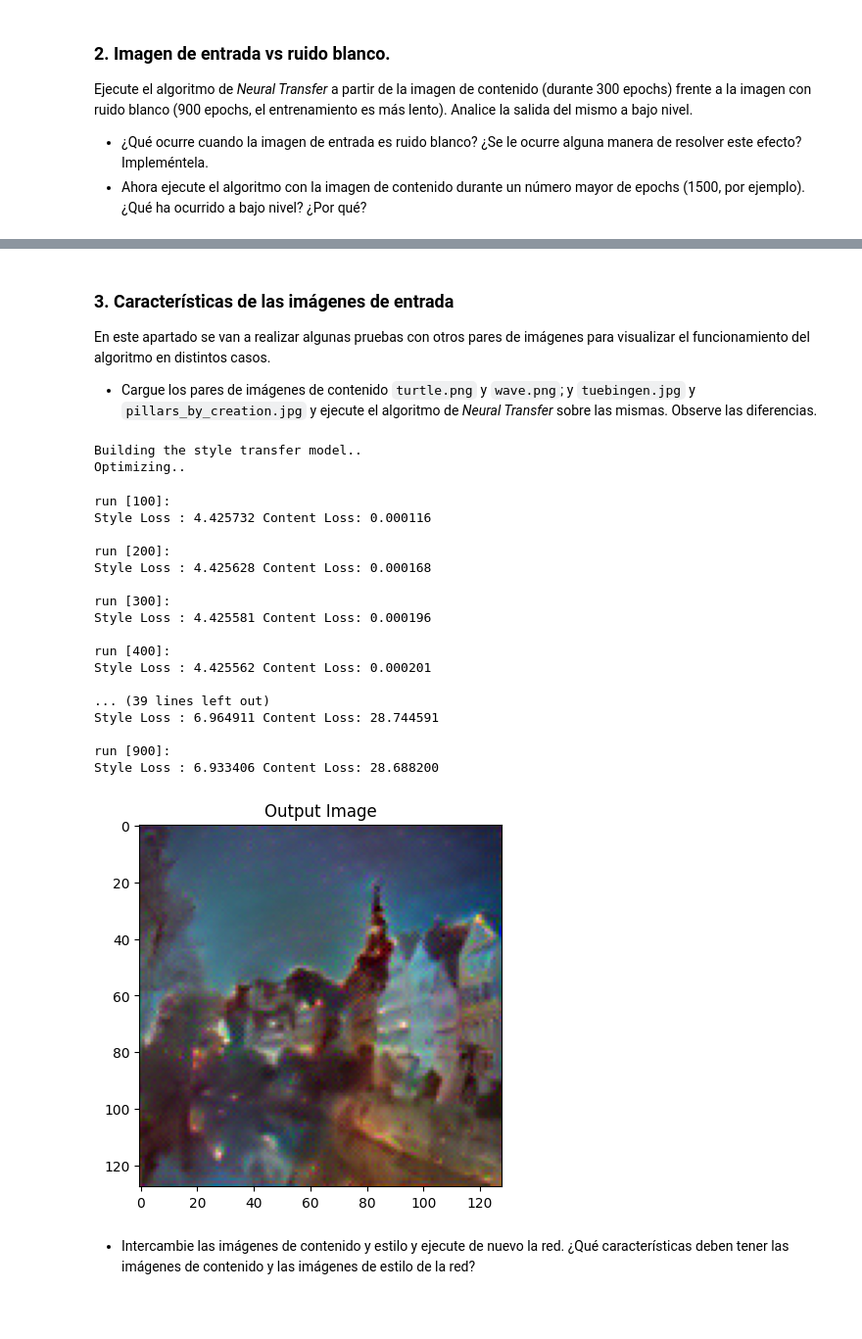
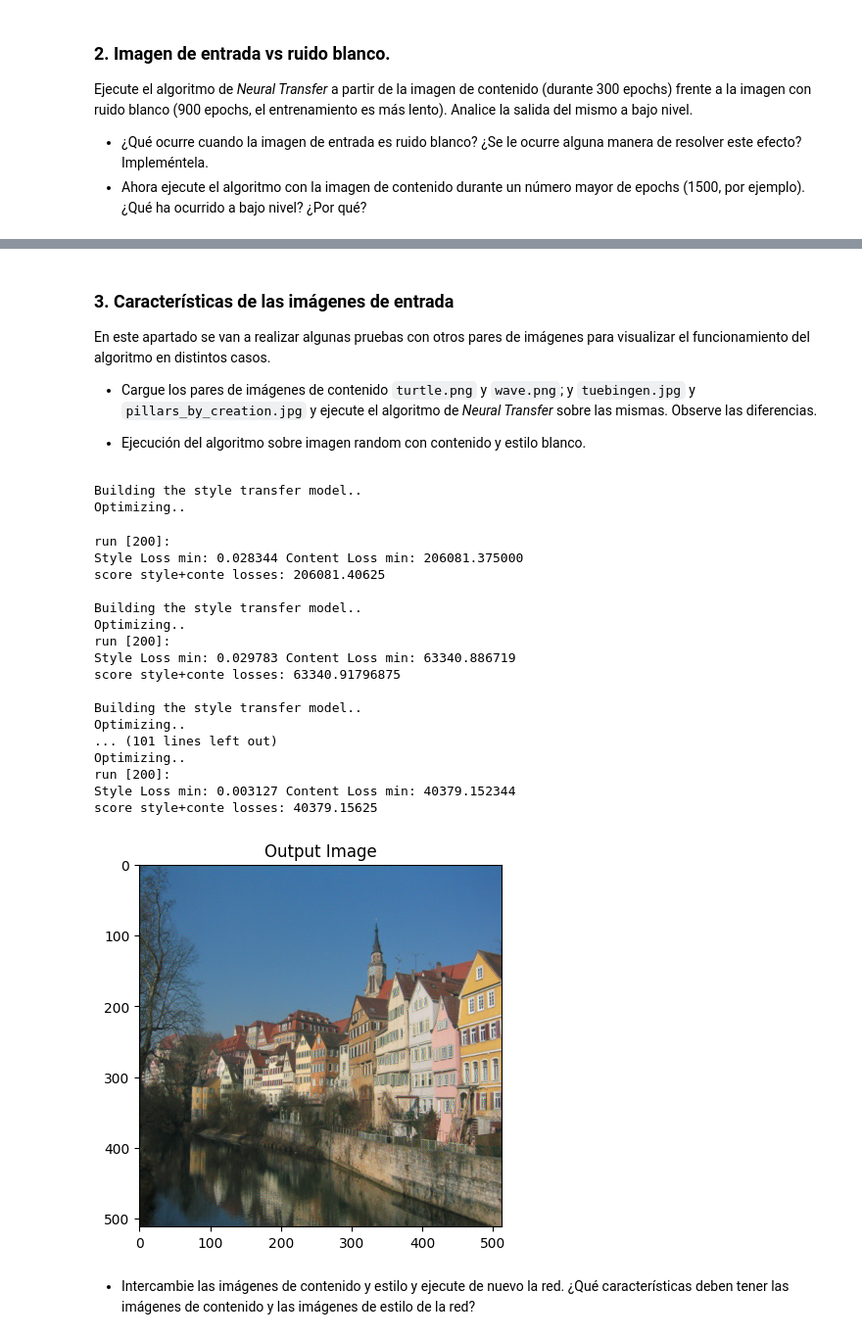
Before and after one commit to 100472248/ViaArtP2, a Jupyter notebook: neural_style/neural_style/neural_style_tutorial_colab.ipynb, the cells around one changed output, grey strips where cells are left out. Shown at 98% size. Drawn from its saved outputs; the diff is of its cells as text; code cells hidden in the pictures; blank space fills up the shorter version.

Commit message:
Modificación para print de minimos

```diff
--- a/neural_style/neural_style/neural_style_tutorial_colab.ipynb
+++ b/neural_style/neural_style/neural_style_tutorial_colab.ipynb
@@ -231,7 +228,7 @@ class Normalization(nn.Module):
 Un módulo `Sequential` contiene una lista ordenada de módulos hijos. Por ejemplo, `vgg19.features` contiene una secuencia (Conv2d, ReLU, MaxPool2d, Conv2d, ReLU…) alineada de capas menos profundas a más profundas (tal y como se ejecutan al pasar una imagen por la arquitectura). Hay que añadir nuestras funciones de pérdida inmediatamente después de la capa convolucional a la que van asociadas. Para hacer esto hay que crear un nuevo módulo `Sequential` que contenga las funciones de pérdida _content loss_ y _style loss_ insertadas en el orden correcto.
 # %%
 # desired depth layers to compute style/content losses :
-content_layers_default = ['conv_3','conv_4','conv_5']
+content_layers_default = ['conv_4']
 style_layers_default = ['conv_1', 'conv_2', 'conv_3', 'conv_4', 'conv_5']
 
 def get_style_model_and_losses(cnn, normalization_mean, normalization_std,
@@ -308,6 +305,7 @@ Finalmente, se define una función que ejecuta la red neuronal. Para cada iterac
 
 Todavía hay una restricción final que enfrentar. La red podría intentar optimizar la entrada con valores externos al rango 0-1. Podemos enfrentarnos a esto restringiendo los valores de la entrada al rango 0-1 cada vez que se ejecuta la red sobre la imagen.
 # %%
+import math
 def run_style_transfer(cnn, normalization_mean, normalization_std,
                        content_img, style_img, input_img, num_steps=300,print_step=50,
                        style_weight=1000000, content_weight=1):
@@ -317,11 +315,16 @@ def run_style_transfer(cnn, normalization_mean, normalization_std,
         normalization_mean, normalization_std, style_img, content_img)
     optimizer = get_input_optimizer(input_img)
 
+    style_score_min = float('inf')
+    content_score_min = float('inf')
+
     print('Optimizing..')
     run = [0]
     while run[0] <= num_steps:
 
         def closure():
+            nonlocal style_score_min
+            nonlocal content_score_min
             # correct the values of updated input image
             input_img.data.clamp_(0, 1)
 
@@ -341,11 +344,16 @@ def run_style_transfer(cnn, normalization_mean, normalization_std,
             loss = style_score + content_score
             loss.backward()
 
+            if style_score < style_score_min or content_score < content_score_min:
+                style_score_min = style_score
+                content_score_min = content_score
+
             run[0] += 1
             if run[0] % print_step == 0:
                 print("run {}:".format(run))
-                print('Style Loss : {:4f} Content Loss: {:4f}'.format(
-                    style_score.item(), content_score.item()))
+                print('Style Loss min: {:4f} Content Loss min: {:4f}'.format(
+                    style_score_min.item(), content_score_min.item()))
+                print("score style+conte losses: {}".format(style_score_min + content_score_min))
                 print()
 
             return style_score + content_score
@@ -489,6 +496,8 @@ Style Loss : 3.727081 Content Loss: 22.374477
 En este apartado se van a realizar algunas pruebas con otros pares de imágenes para visualizar el funcionamiento del algoritmo en distintos casos.
 
 - Cargue los pares de imágenes de contenido `turtle.png` y `wave.png`; y `tuebingen.jpg` y `pillars_by_creation.jpg` y ejecute el algoritmo de _Neural Transfer_ sobre las mismas. Observe las diferencias.
+
+- Ejecución del algoritmo sobre imagen random con contenido y estilo blanco.
 # %%
 exp_dir=os.path.join(result_dir,'exp3')
 if not os.path.exists(exp_dir):
@@ -496,60 +505,62 @@ if not os.path.exists(exp_dir):
 
 style_img = image_loader("images/wave.jpg")
 content_img = image_loader("images/turtle.jpg")
-input_img = content_img.clone()
+input_img = torch.randn(content_img.data.size(), device=device) # input imagen en blanco
 
 assert style_img.size() == content_img.size(), \
     "we need to import style and content images of the same size"
 
 
 
 imshow(input_img,title='Content Image')
 save_image(input_img,os.path.join(exp_dir,'original1.png'))
 
-output = run_style_transfer(cnn, cnn_normalization_mean, cnn_normalization_std,
-                            content_img, style_img, input_img,content_weight=10000, style_weight= 100, num_steps=900,print_step=100)
+for i in range(10):
+    output = run_style_transfer(cnn, cnn_normalization_mean, cnn_normalization_std,
+                            content_img, style_img, input_img, content_weight=1000000, style_weight=1, num_steps=500,print_step=500)
 
 imshow(output, title='Output Image')
 save_image(output,os.path.join(exp_dir,'output1.png'))
 
 style_img = image_loader("images/pillars_by_creation.jpg")
 content_img = image_loader("images/tuebingen.jpg")
-input_img = content_img.clone()
+input_img = torch.randn(content_img.data.size(), device=device)
 
 assert style_img.size() == content_img.size(), \
     "we need to import style and content images of the same size"
 
 
 
 imshow(input_img,title='Content Image')
 save_image(input_img,os.path.join(exp_dir,'original2.png'))
 
-output = run_style_transfer(cnn, cnn_normalization_mean, cnn_normalization_std,
-                            content_img, style_img, input_img, num_steps=900,print_step=100, content_weight=1, style_weight=1000000)
+for i in range(10):
+    output = run_style_transfer(cnn, cnn_normalization_mean, cnn_normalization_std,
+                            content_img, style_img, input_img, content_weight=1000000, style_weight=1, num_steps=500,print_step=500)
 
 imshow(output, title='Output Image')
 save_image(output,os.path.join(exp_dir,'output2.png'))
 # %% [output]
 Building the style transfer model..
 Optimizing..
-run [100]:
-Style Loss : 4.425732 Content Loss: 0.000116
+run [200]:
+Style Loss min: 0.028344 Content Loss min: 206081.375000
+score style+conte losses: 206081.40625
 
+Building the style transfer model..
+Optimizing..
 run [200]:
-Style Loss : 4.425628 Content Loss: 0.000168
+Style Loss min: 0.029783 Content Loss min: 63340.886719
+score style+conte losses: 63340.91796875
 
-run [300]:
-Style Loss : 4.425581 Content Loss: 0.000196
-
-run [400]:
-Style Loss : 4.425562 Content Loss: 0.000201
-
-... (39 lines left out)
-Style Loss : 6.964911 Content Loss: 28.744591
-
-run [900]:
-Style Loss : 6.933406 Content Loss: 28.688200
+Building the style transfer model..
+Optimizing..
+... (101 lines left out)
+Optimizing..
+run [200]:
+Style Loss min: 0.003127 Content Loss min: 40379.152344
+score style+conte losses: 40379.15625
-[figure, old version]
+[figure, new version]
 # %% [markdown]
 - Intercambie las imágenes de contenido y estilo y ejecute de nuevo la red. ¿Qué características deben tener las imágenes de contenido y las imágenes de estilo de la red?
 # %%
```
Also changed, not shown: parts of 8 cells of this notebook, 1 other file.
